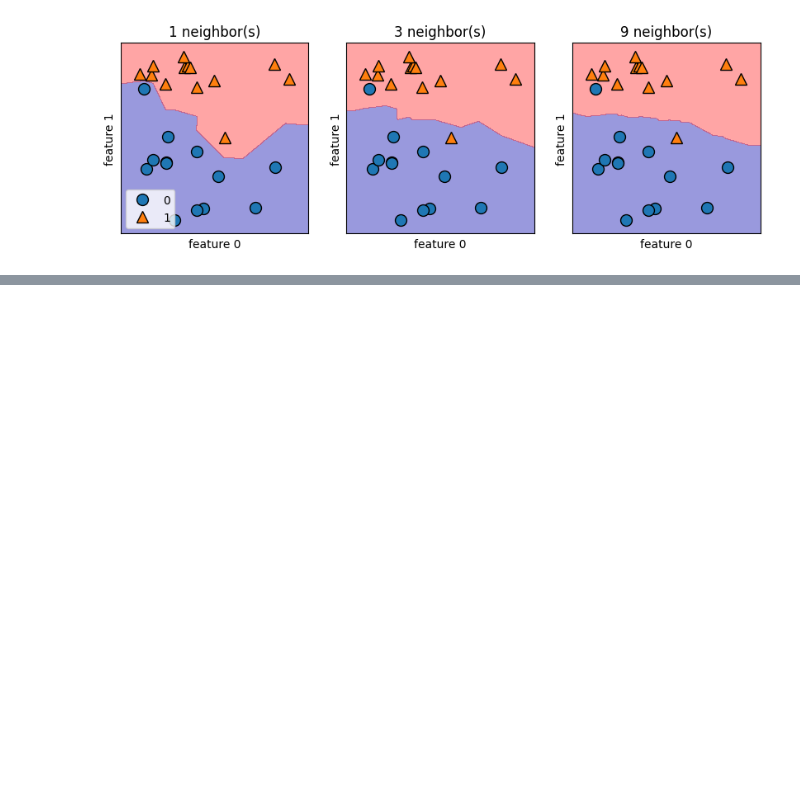
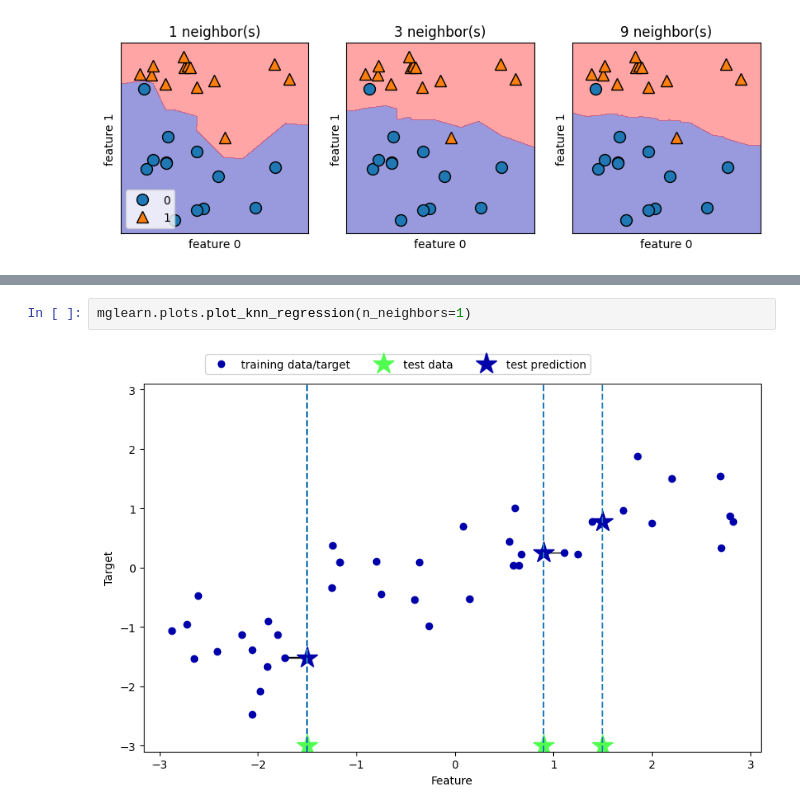
Before and after one commit to Theideabased/introduction_machine_learning_using_python_book, a Jupyter notebook: supervised learning.ipynb, the cells around one changed output, grey strips where cells are left out. Saved outputs shown, nothing was run; the diff lists cells and outputs as text; blank space fills up the shorter version.

```diff
--- a/supervised learning.ipynb
+++ b/supervised learning.ipynb
@@ -98,0 +125,4 @@ axes[0].legend(loc=3)
+# %%
+mglearn.plots.plot_knn_regression(n_neighbors=1)
+# %% [output]
+[figure, added]
```
Also changed, not shown: parts of 6 cells of this notebook, 2 other files.
